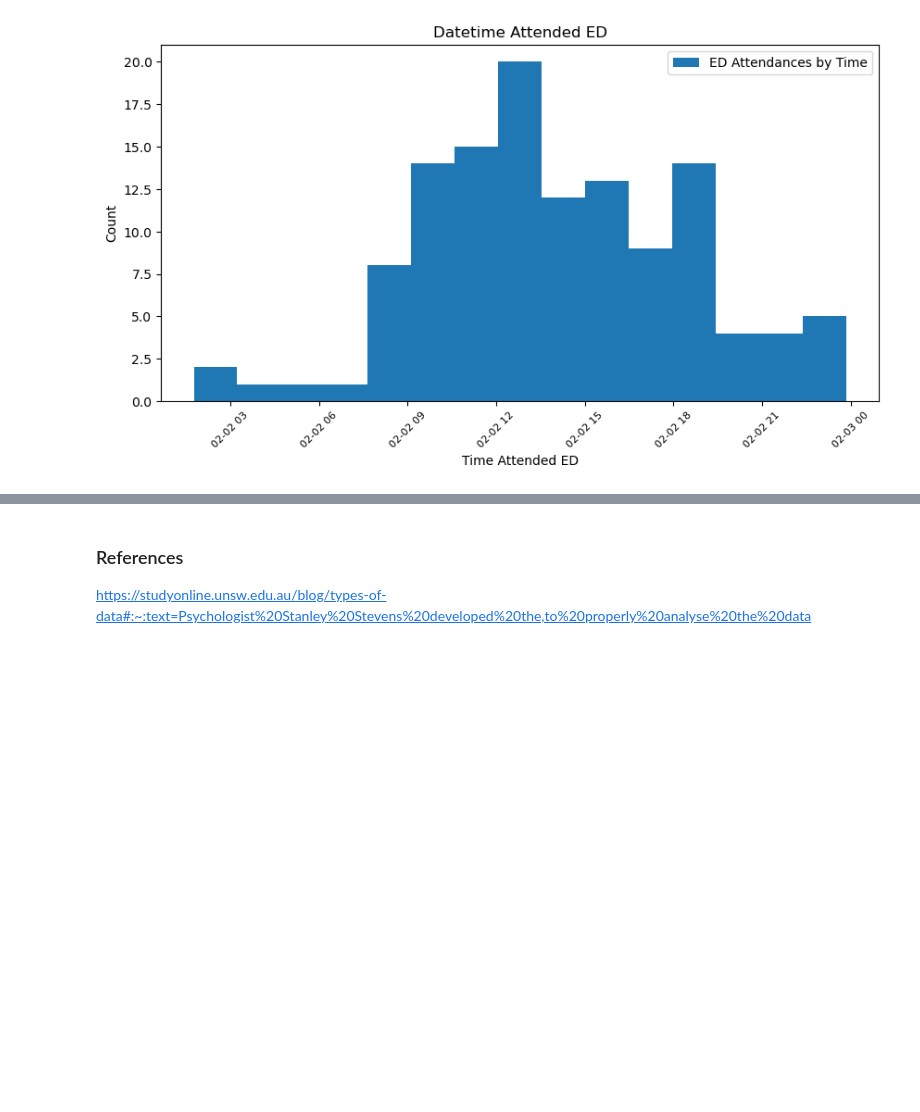
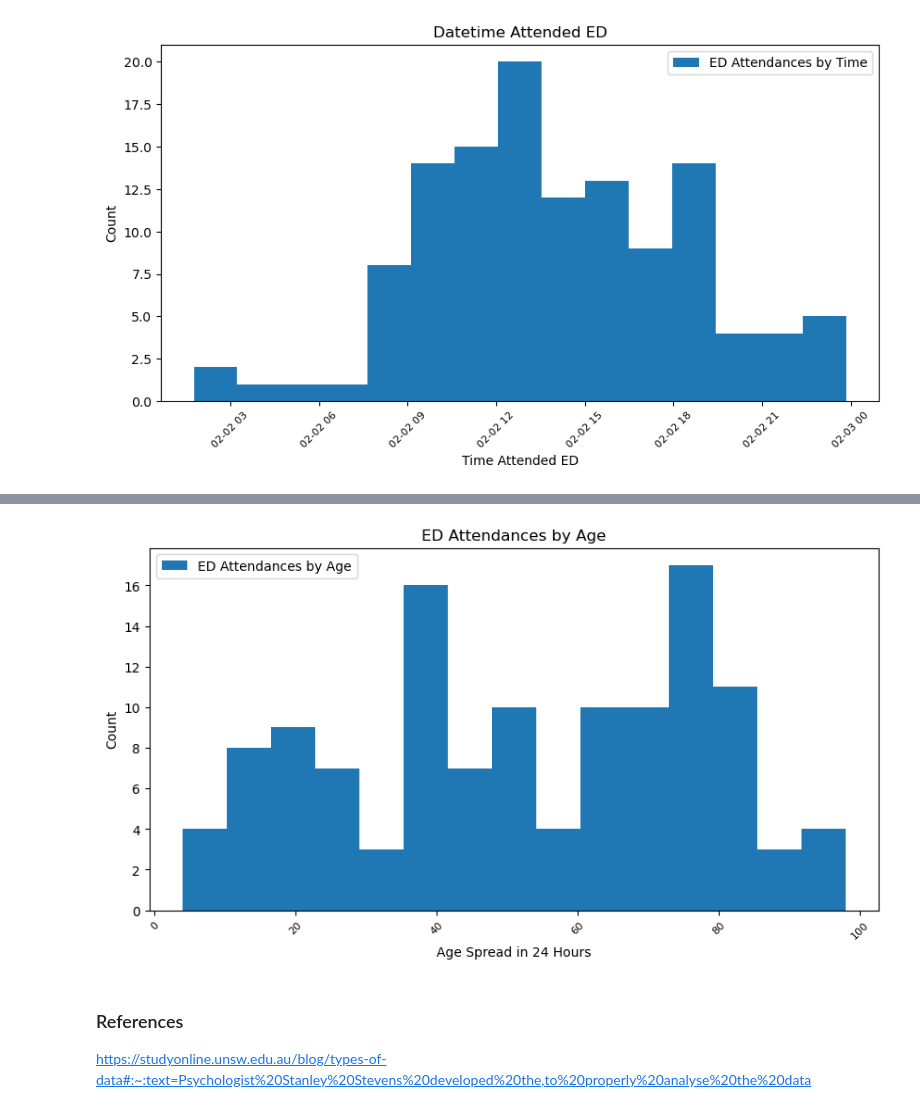
Before and after one commit to AudeAllen/PDA_Assignment, a Jupyter notebook: PDA_Assignment.ipynb, the cells around one changed output, grey strips where cells are left out. Cells and saved outputs as stored; diff of their text form; code cells hidden in the pictures; blank space fills up the shorter version.

Commit message:
Age Variable

```diff
--- a/PDA_Assignment.ipynb
+++ b/PDA_Assignment.ipynb
@@ -175,3 +231,30 @@ The age of the patient is a variable that tells us what age the patient was at t
+# %%
+#Histogram of Age variable
+
+
+import pandas as pd
+import seaborn as sns
+
+df = pd.read_csv('EDAttendances24Hour.csv')
+
+
+df
+
+# Create a histogram to see the distribution of the datetime variable
+
+plt.figure(figsize = (10, 5))
+plt.hist(df.Age,15, histtype='bar', stacked=True)
+plt.legend(['ED Attendances by Age'])
+plt.title("ED Attendances by Age")
+plt.xlabel("Age")
+plt.ylabel("Count")
+plt.xticks(rotation=45)
+plt.xlabel("Age Spread in 24 Hours", fontsize=10)
+plt.xticks(fontsize=8)
+plt.savefig('Images/Age_Spread_ED.png')# Save to PNG file in the Images folder
+plt.show()
+# %% [output]
+[figure, added]
 # %% [markdown]
 ### References
 
```
Also changed, not shown: parts of 6 cells of this notebook, 5 other files.
